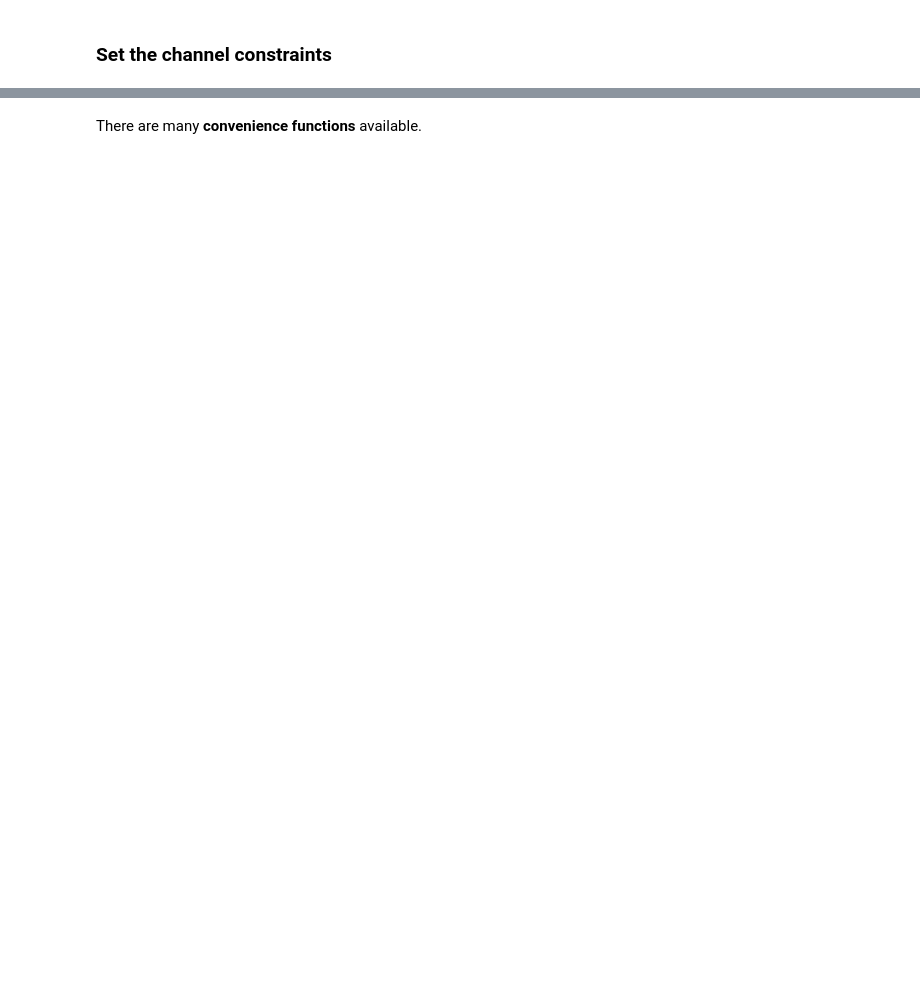
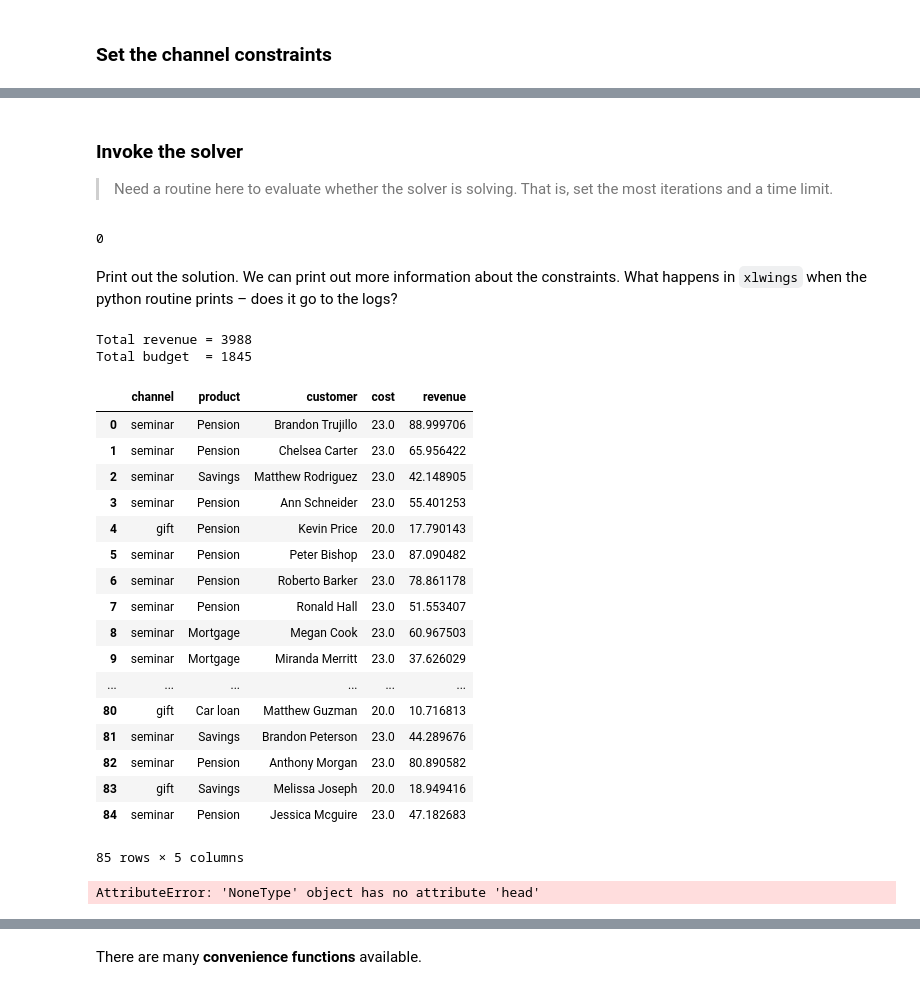
Before and after one commit to james-pearce/simu-late, a Jupyter notebook: tutorial-xlwings.ipynb, the cells around one changed output, grey strips where cells are left out. Cells and saved outputs as stored; diff of their text form; code cells hidden in the pictures; blank space fills up the shorter version.

Commit message:
R integrated with Python

```diff
--- a/tutorial-xlwings.ipynb
+++ b/tutorial-xlwings.ipynb
@@ -114,4 +127,4 @@ for k in range(num_channels):
     solver.Add(solver.Sum([x[i, j, k]
         for i in range(num_customers)
         for j in range(num_products)
-        ]) >= channelConstraints_df.loc[channels[k], 'n_min'])
+        ]) >= channelConstraints_df.loc[channels[k], 'n_min_adjusted'])
@@ -117,0 +133,4 @@ for k in range(num_channels):
+# %%
+# product minima
+productConstraints_n_range = scenario_sheet.range('productConstraints_n').options(numbers=int).value
+productConstraints_df = pd.DataFrame(productConstraints_n_range, index=products, columns=['n_min', 'n_max'])
@@ -117,0 +139,2 @@ for k in range(num_channels):
+# %%
+productConstraints_df['n_min_adjusted'] = productConstraints_df['n_min']/sample_size
@@ -117,0 +143,7 @@ for k in range(num_channels):
+# %%
+# minima for product
+for j in range(num_products):
+    solver.Add(solver.Sum([x[i, j, k]
+        for i in range(num_customers)
+        for k in range(num_channels)
+        ]) >= productConstraints_df.loc[products[j], 'n_min_adjusted'])
@@ -117,0 +171,4 @@ for k in range(num_channels):
+# %% [markdown]
+### Invoke the solver
+
+> Need a routine here to evaluate whether the solver is solving. That is, set the most iterations and a time limit.
@@ -117,0 +180,41 @@ for k in range(num_channels):
+# %%
+sol
+# %% [output]
+0
+# %% [markdown]
+Print out the solution. We can print out more information about the constraints. What happens in `xlwings` when the python routine prints – does it go to the logs?
+# %%
+report = [(channels[k], products[j], product_probs.name.iloc[i], x[i, j, k].solution_value()*cost[k],
+          x[i, j, k].solution_value()*factor[k]*productValue[j]*product_probs[products[j]].iloc[i])
+          for i in range(num_customers)
+          for j in range(num_products)
+          for k in range(num_channels)  if x[i, j, k].solution_value() > 0]
+
+report_bd = pd.DataFrame(report, columns=['channel', 'product', 'customer', 'cost', 'revenue'])
+
+print('Total revenue = %d' % (solver.Objective().Value()))
+print('Total budget  = %d' % (report_bd['cost'].sum()) )
+
+display(report_bd).head(10)
+# %% [output]
+Total revenue = 3988
+Total budget  = 1845
+|  | channel | product | customer | cost | revenue |
+| 0 | seminar | Pension | Brandon Trujillo | 23.0 | 88.999706 |
+| 1 | seminar | Pension | Chelsea Carter | 23.0 | 65.956422 |
+| 2 | seminar | Savings | Matthew Rodriguez | 23.0 | 42.148905 |
+| 3 | seminar | Pension | Ann Schneider | 23.0 | 55.401253 |
+| 4 | gift | Pension | Kevin Price | 20.0 | 17.790143 |
+| 5 | seminar | Pension | Peter Bishop | 23.0 | 87.090482 |
+| 6 | seminar | Pension | Roberto Barker | 23.0 | 78.861178 |
+| 7 | seminar | Pension | Ronald Hall | 23.0 | 51.553407 |
+| 8 | seminar | Mortgage | Megan Cook | 23.0 | 60.967503 |
+| 9 | seminar | Mortgage | Miranda Merritt | 23.0 | 37.626029 |
+| ... | ... | ... | ... | ... | ... |
+| 80 | gift | Car loan | Matthew Guzman | 20.0 | 10.716813 |
+| 81 | seminar | Savings | Brandon Peterson | 23.0 | 44.289676 |
+| 82 | seminar | Pension | Anthony Morgan | 23.0 | 80.890582 |
+| 83 | gift | Savings | Melissa Joseph | 20.0 | 18.949416 |
+| 84 | seminar | Pension | Jessica Mcguire | 23.0 | 47.182683 |
+85 rows × 5 columns
+AttributeError: 'NoneType' object has no attribute 'head'
```
Also changed, not shown: parts of 52 cells of this notebook, 3 other files.
